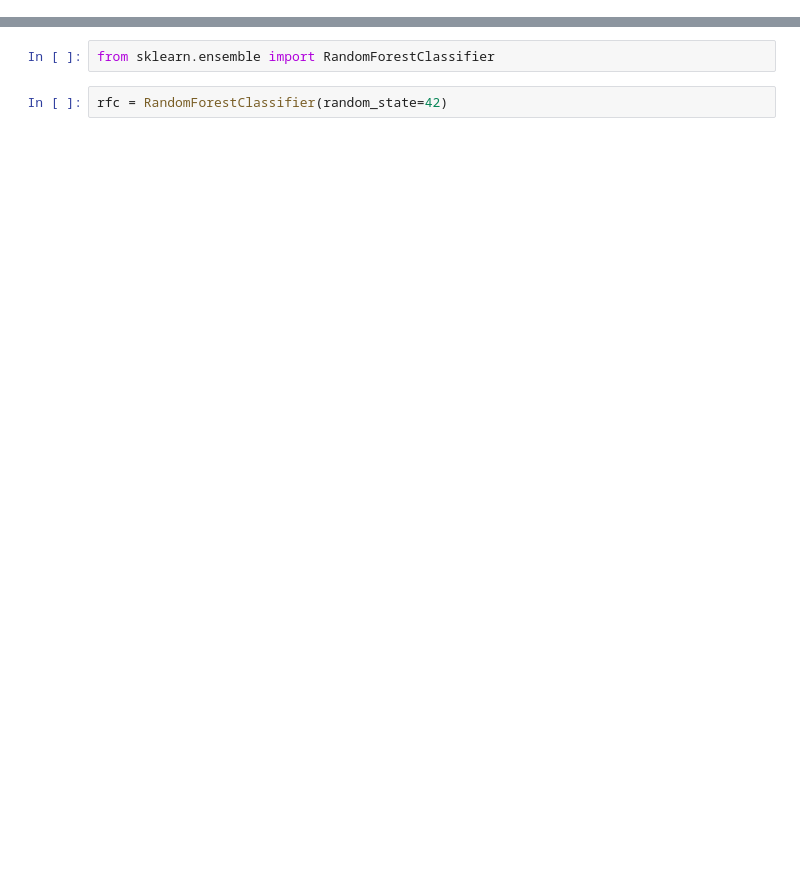
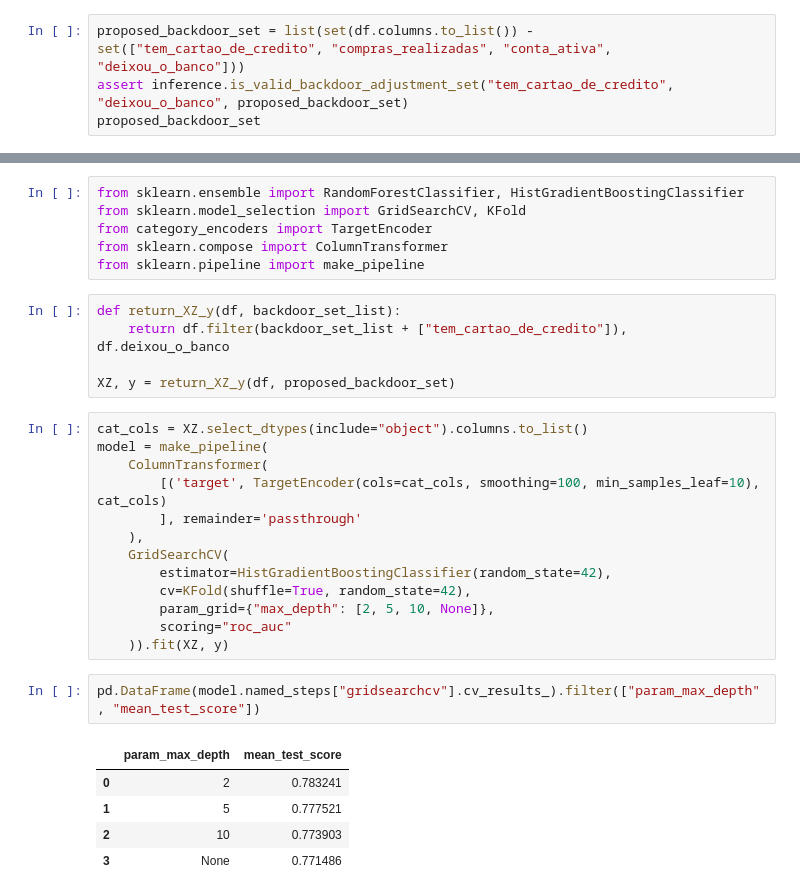
Before and after one commit to vitaliset/projetos-de-estudo, a Jupyter notebook: causal_inference_exercise2/causal.ipynb, the cells around one changed output, grey strips where cells are left out. Drawn from its saved outputs; the diff is of its cells as text; blank space fills up the shorter version.

```diff
--- a/causal_inference_exercise2/causal.ipynb
+++ b/causal_inference_exercise2/causal.ipynb
@@ -45,0 +47,4 @@ frozenset({frozenset({'escore_credito'})})
+# %%
+proposed_backdoor_set = list(set(df.columns.to_list()) - set(["tem_cartao_de_credito", "compras_realizadas", "conta_ativa", "deixou_o_banco"]))
+assert inference.is_valid_backdoor_adjustment_set("tem_cartao_de_credito", "deixou_o_banco", proposed_backdoor_set)
+proposed_backdoor_set
@@ -46,4 +59,32 @@ frozenset({frozenset({'escore_credito'})})
 # %%
-from sklearn.ensemble import RandomForestClassifier
+from sklearn.ensemble import RandomForestClassifier, HistGradientBoostingClassifier
+from sklearn.model_selection import GridSearchCV, KFold
+from category_encoders import TargetEncoder
+from sklearn.compose import ColumnTransformer
+from sklearn.pipeline import make_pipeline
-# %%
-rfc = RandomForestClassifier(random_state=42)
+# %%
+def return_XZ_y(df, backdoor_set_list):
+    return df.filter(backdoor_set_list + ["tem_cartao_de_credito"]), df.deixou_o_banco
+
+XZ, y = return_XZ_y(df, proposed_backdoor_set)
+# %%
+cat_cols = XZ.select_dtypes(include="object").columns.to_list()
+model = make_pipeline(
+    ColumnTransformer(
+        [('target', TargetEncoder(cols=cat_cols, smoothing=100, min_samples_leaf=10), cat_cols)
+        ], remainder='passthrough'
+    ),
+    GridSearchCV(
+        estimator=HistGradientBoostingClassifier(random_state=42),
+        cv=KFold(shuffle=True, random_state=42),
+        param_grid={"max_depth": [2, 5, 10, None]},
+        scoring="roc_auc"
+    )).fit(XZ, y)
+# %%
+pd.DataFrame(model.named_steps["gridsearchcv"].cv_results_).filter(["param_max_depth", "mean_test_score"])
+# %% [output]
+|  | param_max_depth | mean_test_score |
+| 0 | 2 | 0.783241 |
+| 1 | 5 | 0.777521 |
+| 2 | 10 | 0.773903 |
+| 3 | None | 0.771486 |
```
Also changed, not shown: parts of 12 cells of this notebook, 1 other file.
